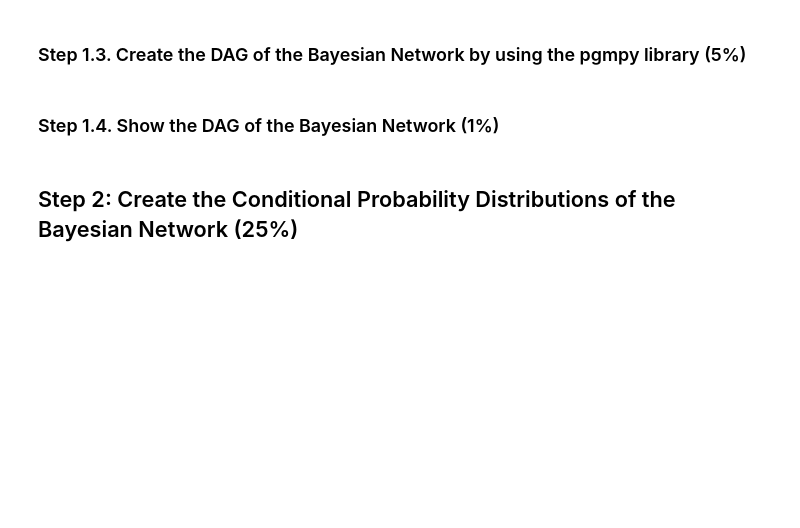
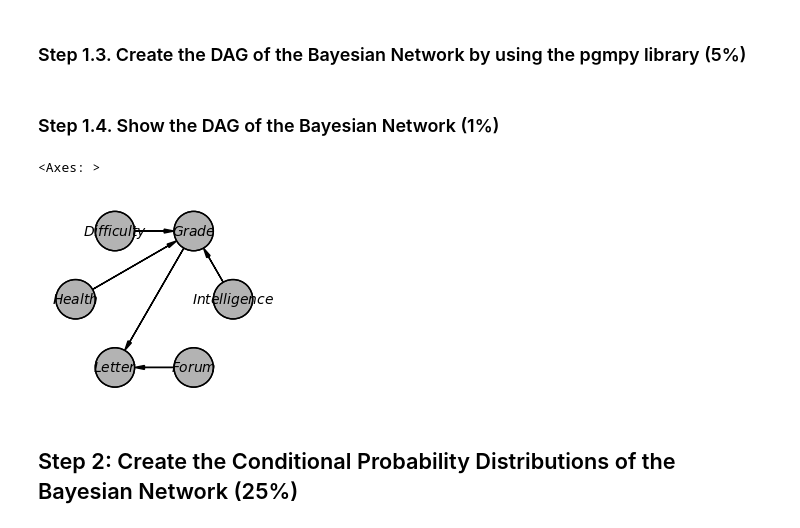
Before and after one commit to BuiHoangTu/ul.cs6462-probalistic-ai, a Jupyter notebook: Assignment_2_24005665.ipynb, the cells around one changed output. Cells and saved outputs as stored; diff of their text form; code cells hidden in the pictures; blank space fills up the shorter version.

```diff
--- a/Assignment_2_24005665.ipynb
+++ b/Assignment_2_24005665.ipynb
@@ -48,11 +63,25 @@ Outline the problem in terms of:
 # %% [markdown]
 ### Step 1.3. Create the DAG of the Bayesian Network by using the pgmpy library (5%)
 # %%
-# your code goes here
+from pgmpy.models import BayesianNetwork
+
+
+model = BayesianNetwork(
+    [
+        ("Intelligence", "Grade"),
+        ("Difficulty", "Grade"),
+        ("Health", "Grade"),
+        ("Grade", "Letter"),
+        ("Forum", "Letter"),
+    ]
+)
 # %% [markdown]
 ### Step 1.4. Show the DAG of the Bayesian Network (1%)
 # %%
-# your code goes here
+model.to_daft().render()
+# %% [output]
+<Axes: >
+[figure, added]
 # %% [markdown]
 ## Step 2: Create the Conditional Probability Distributions of the Bayesian Network (25%)
 # %% [markdown]
```
Also changed, not shown: parts of 11 cells of this notebook.
